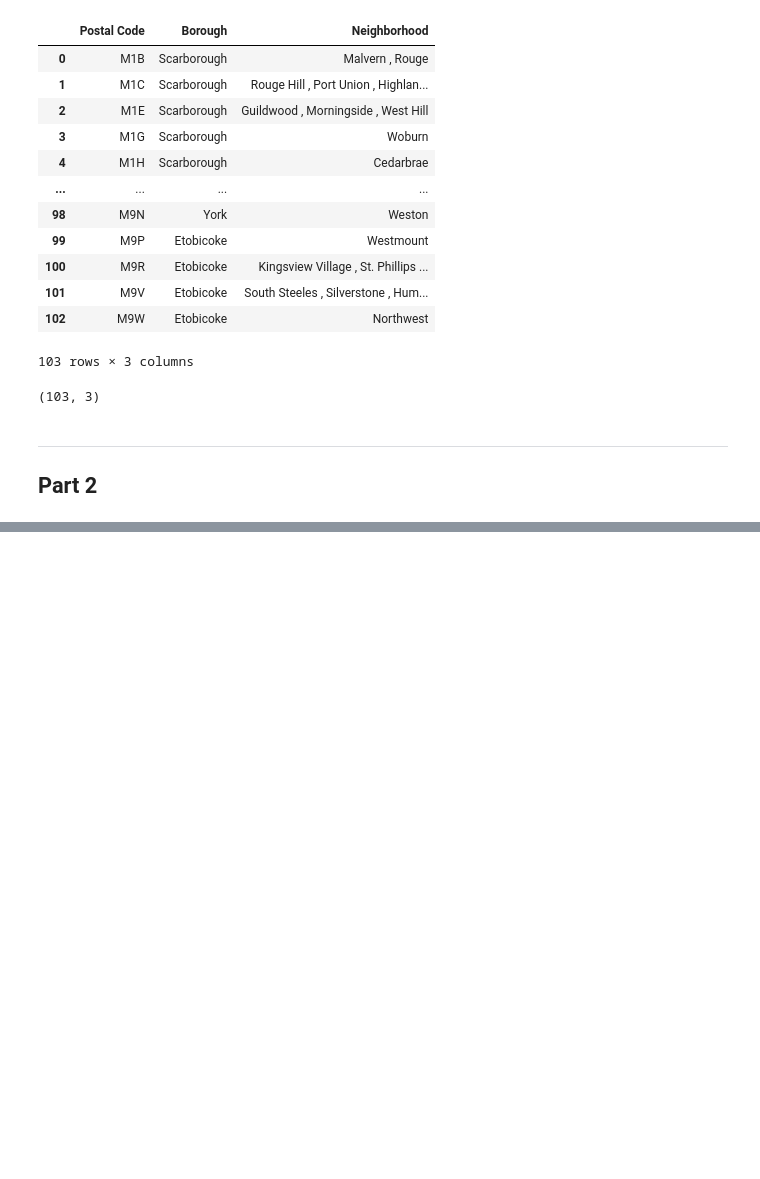
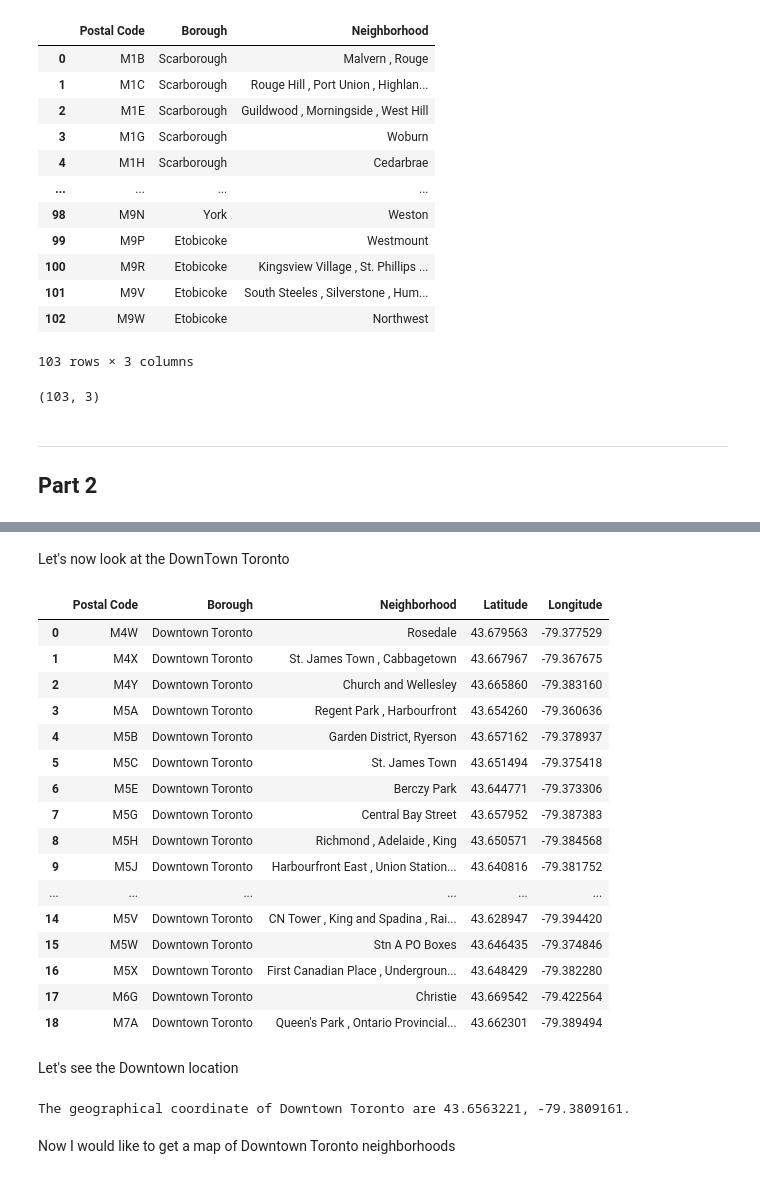
Before and after one commit to dfnah/Coursera_Capstone, a Jupyter notebook: Toronto_PostCode.ipynb, the cells around one changed output, grey strips where cells are left out. Cells and saved outputs as stored; diff of their text form; code cells hidden in the pictures; blank space fills up the shorter version.

```diff
--- a/Toronto_PostCode.ipynb
+++ b/Toronto_PostCode.ipynb
@@ -82,0 +136,37 @@ PCdf.merge(coord,on='Postal Code')
+# %% [markdown]
+Let's now look at the DownTown Toronto
+# %%
+Downtown_data = PCdf[PCdf['Borough'] == 'Downtown Toronto'].reset_index(drop=True)
+Downtown_data
+# %% [output]
+|  | Postal Code | Borough | Neighborhood | Latitude | Longitude |
+| 0 | M4W | Downtown Toronto | Rosedale | 43.679563 | -79.377529 |
+| 1 | M4X | Downtown Toronto | St. James Town , Cabbagetown | 43.667967 | -79.367675 |
+| 2 | M4Y | Downtown Toronto | Church and Wellesley | 43.665860 | -79.383160 |
+| 3 | M5A | Downtown Toronto | Regent Park , Harbourfront | 43.654260 | -79.360636 |
+| 4 | M5B | Downtown Toronto | Garden District, Ryerson | 43.657162 | -79.378937 |
+| 5 | M5C | Downtown Toronto | St. James Town | 43.651494 | -79.375418 |
+| 6 | M5E | Downtown Toronto | Berczy Park | 43.644771 | -79.373306 |
+| 7 | M5G | Downtown Toronto | Central Bay Street | 43.657952 | -79.387383 |
+| 8 | M5H | Downtown Toronto | Richmond , Adelaide , King | 43.650571 | -79.384568 |
+| 9 | M5J | Downtown Toronto | Harbourfront East , Union Station... | 43.640816 | -79.381752 |
+| ... | ... | ... | ... | ... | ... |
+| 14 | M5V | Downtown Toronto | CN Tower , King and Spadina , Rai... | 43.628947 | -79.394420 |
+| 15 | M5W | Downtown Toronto | Stn A PO Boxes | 43.646435 | -79.374846 |
+| 16 | M5X | Downtown Toronto | First Canadian Place , Undergroun... | 43.648429 | -79.382280 |
+| 17 | M6G | Downtown Toronto | Christie | 43.669542 | -79.422564 |
+| 18 | M7A | Downtown Toronto | Queen's Park , Ontario Provincial... | 43.662301 | -79.389494 |
+# %% [markdown]
+Let's see the Downtown location
+# %%
+address = 'Downtown Toronto, ON'
+
+geolocator = Nominatim(user_agent="to_explorer")
+dt_location = geolocator.geocode(address)
+dt_latitude = dt_location.latitude
+dt_longitude = dt_location.longitude
+print('The geographical coordinate of Downtown Toronto are {}, {}.'.format(dt_latitude, dt_longitude))
+# %% [output]
+The geographical coordinate of Downtown Toronto are 43.6563221, -79.3809161.
+# %% [markdown]
+Now I would like to get a map of Downtown Toronto neighborhoods
```
Also changed, not shown: parts of 58 cells of this notebook.
